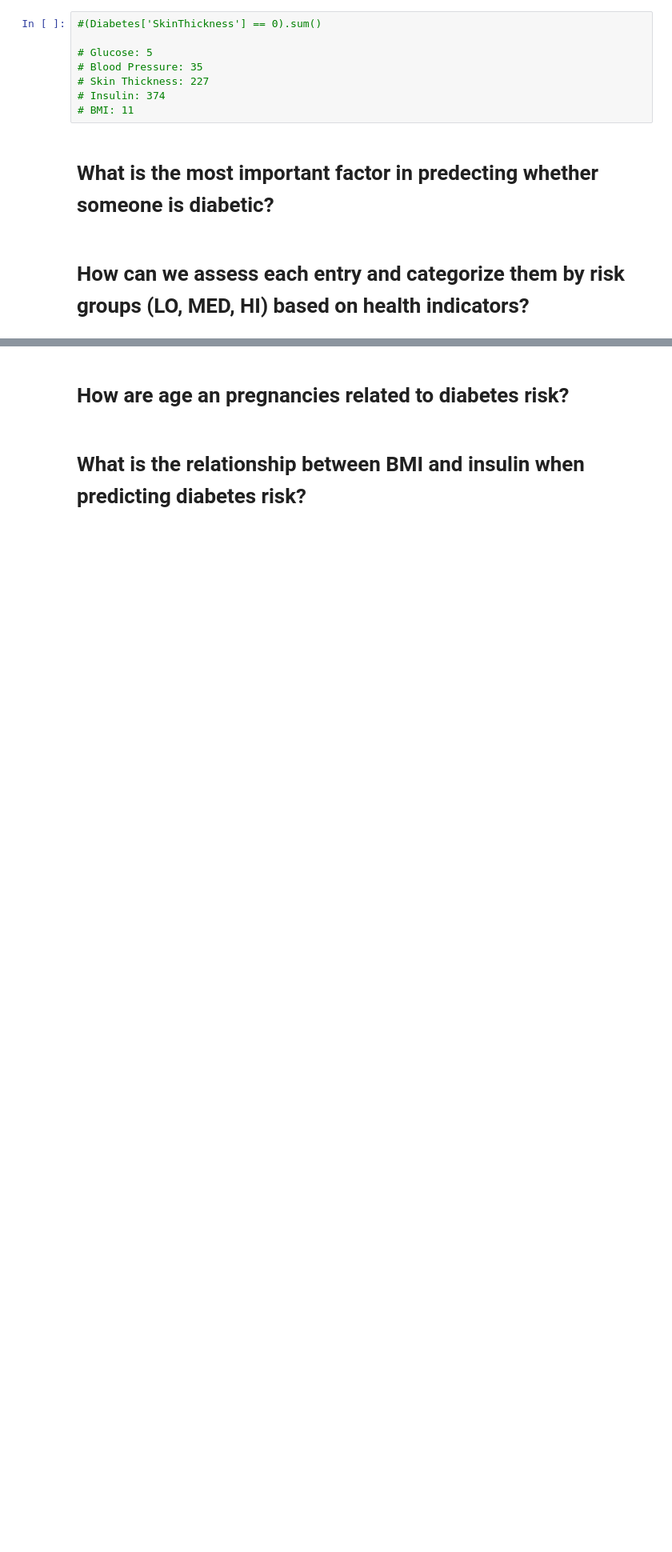
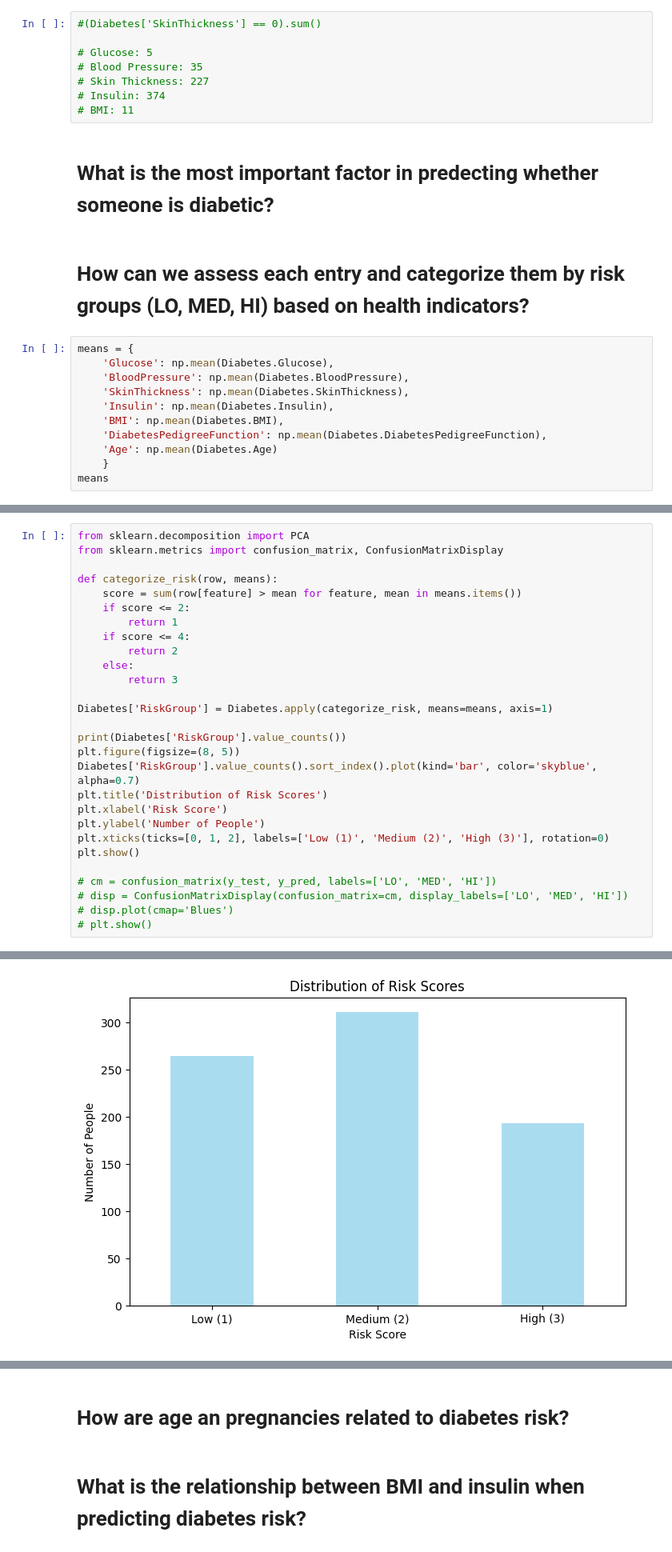
Before and after one commit to woooocoder/machine-learning, a Jupyter notebook: diabetes-ml/diabetes.ipynb, the cells around one changed output, grey strips where cells are left out. Shown at 80% size. Cells and saved outputs as stored; diff of their text form; blank space fills up the shorter version.

Commit message:
categorized people into risk groups based on means of predictors

```diff
--- a/diabetes-ml/diabetes.ipynb
+++ b/diabetes-ml/diabetes.ipynb
@@ -75,3 +75,14 @@ X_train, X_test, y_train, y_test = train_test_split(X, y, stratify=y, random_sta
 # What is the most important factor in predecting whether someone is diabetic?
 # %% [markdown]
 # How can we assess each entry and categorize them by risk groups (LO, MED, HI) based on health indicators?
+# %%
+means = {
+    'Glucose': np.mean(Diabetes.Glucose),
+    'BloodPressure': np.mean(Diabetes.BloodPressure),
+    'SkinThickness': np.mean(Diabetes.SkinThickness),
+    'Insulin': np.mean(Diabetes.Insulin),
+    'BMI': np.mean(Diabetes.BMI),
+    'DiabetesPedigreeFunction': np.mean(Diabetes.DiabetesPedigreeFunction),
+    'Age': np.mean(Diabetes.Age)
+    }
+means
@@ -112,0 +112,29 @@ plt.plot(knn(X, y, X, k), y, marker='^')
+# %%
+from sklearn.decomposition import PCA
+from sklearn.metrics import confusion_matrix, ConfusionMatrixDisplay
+
+def categorize_risk(row, means):
+    score = sum(row[feature] > mean for feature, mean in means.items())
+    if score <= 2:
+        return 1
+    if score <= 4:
+        return 2
+    else:
+        return 3
+
+Diabetes['RiskGroup'] = Diabetes.apply(categorize_risk, means=means, axis=1)
+
+print(Diabetes['RiskGroup'].value_counts())
+plt.figure(figsize=(8, 5))
+Diabetes['RiskGroup'].value_counts().sort_index().plot(kind='bar', color='skyblue', alpha=0.7)
+plt.title('Distribution of Risk Scores')
+plt.xlabel('Risk Score')
+plt.ylabel('Number of People')
+plt.xticks(ticks=[0, 1, 2], labels=['Low (1)', 'Medium (2)', 'High (3)'], rotation=0)
+plt.show()
+
+# cm = confusion_matrix(y_test, y_pred, labels=['LO', 'MED', 'HI'])
+# disp = ConfusionMatrixDisplay(confusion_matrix=cm, display_labels=['LO', 'MED', 'HI'])
+# disp.plot(cmap='Blues')
+# plt.show()
+# %% [output]
@@ -112,0 +146 @@ plt.plot(knn(X, y, X, k), y, marker='^')
+[figure, added]
```
Also changed, not shown: parts of 5 cells of this notebook.
